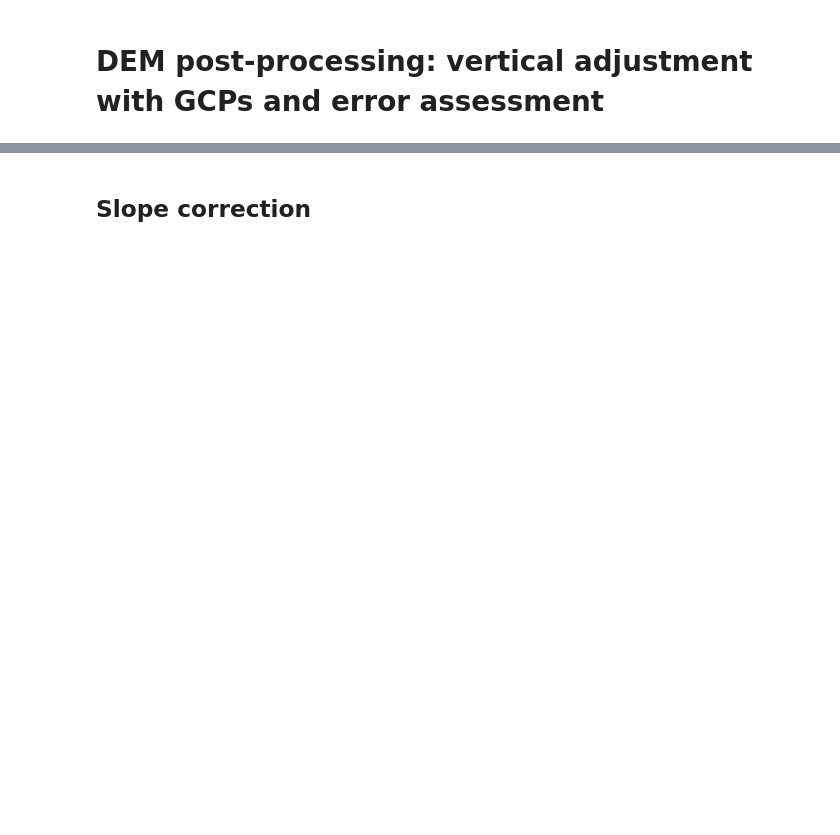
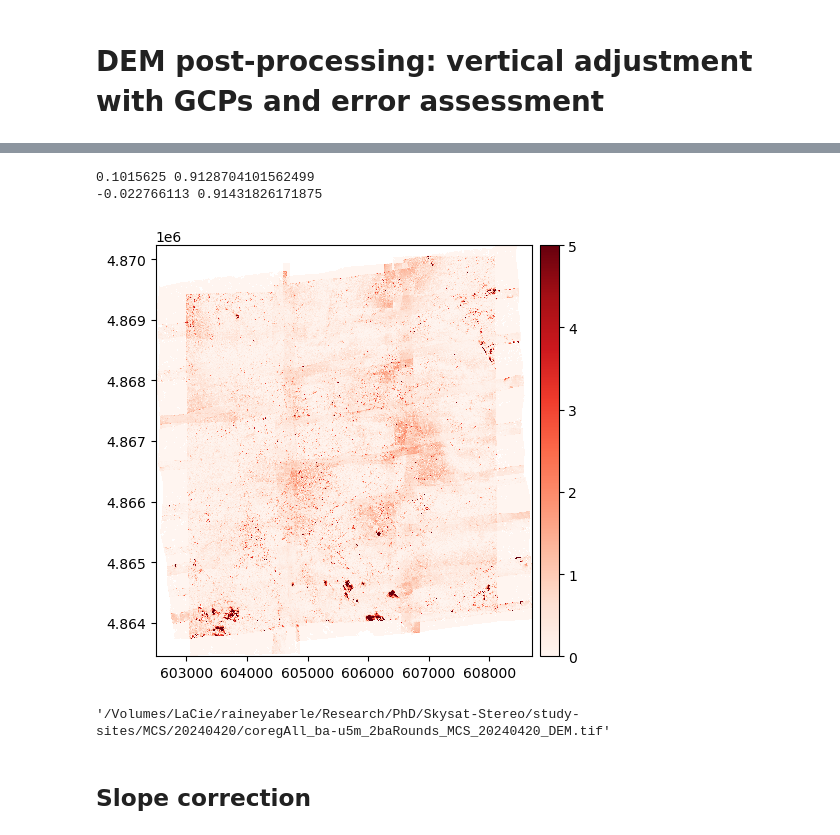
Before and after one commit to RaineyAbe/skysat_stereo_snow, a Jupyter notebook: notebooks/post_process.ipynb, the cells around one changed output, grey strips where cells are left out. Drawn from its saved outputs; the diff is of its cells as text; code cells hidden in the pictures; blank space fills up the shorter version.

```diff
--- a/notebooks/post_process.ipynb
+++ b/notebooks/post_process.ipynb
@@ -86,3 +105,19 @@ Z-Shifted DEM saved to file: /Volumes/LaCie/raineyaberle/Research/PhD/Skysat-Ste
+# %%
+print(np.ma.median(ddem_corr[ss_mask].data), xdem.spatialstats.nmad(ddem_corr[ss_mask].data))
+print(np.ma.median(ddem_zshift[ss_mask].data), xdem.spatialstats.nmad(ddem_zshift[ss_mask].data))
+# %% [output]
+0.1015625 0.9128704101562499
+-0.022766113 0.91431826171875
+# %%
+nmad_fn = dem_fn.replace('_DEM.tif', '_nmad_mos.tif')
+nmad = gu.Raster(nmad_fn).reproject(dem)
+nmad.plot(cmap='Reds', vmin=0, vmax=5)
+# %% [output]
+[figure, added]
+# %%
+dem_fn.replace('_DEM.tif', '_nmad_mos.tif')
+# %% [output]
+'/Volumes/LaCie/raineyaberle/Research/PhD/Skysat-Stereo/study-sites/MCS/20240420/coregAll_ba-u5m_2baRounds_MCS_20240420_DEM.tif'
 # %% [markdown]
 ## Slope correction
 # %%
```
Also changed, not shown: parts of 14 cells of this notebook, 47 other files.
